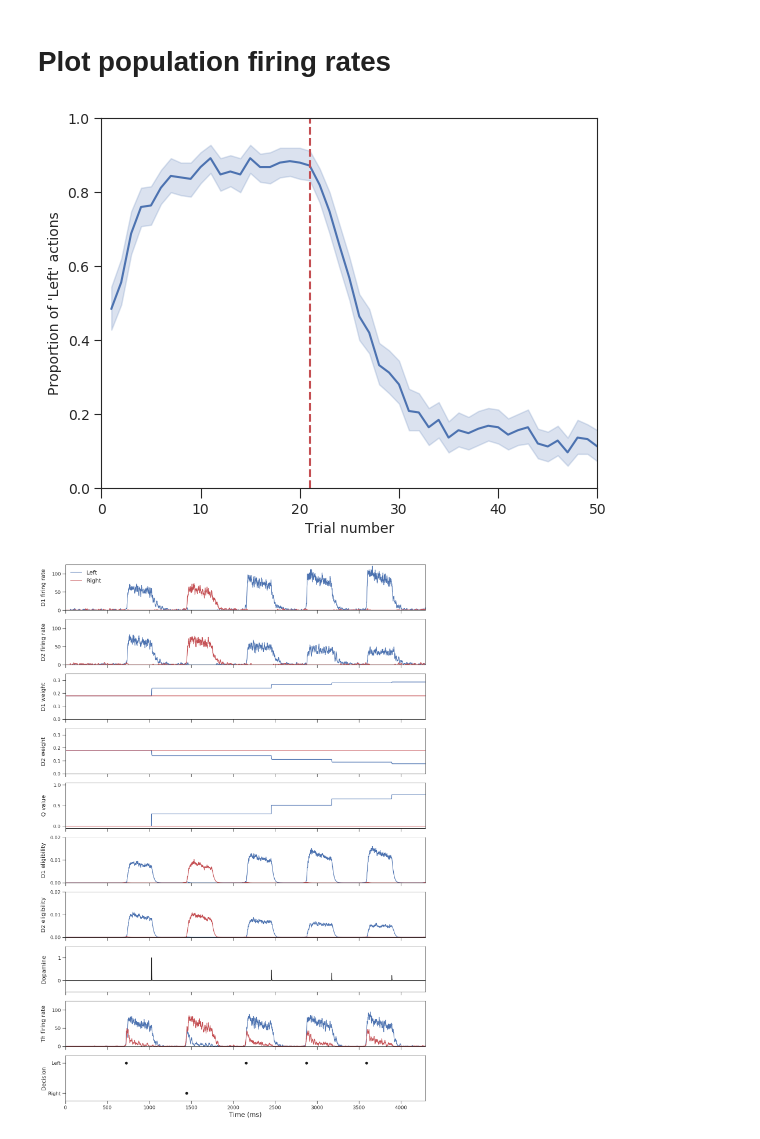
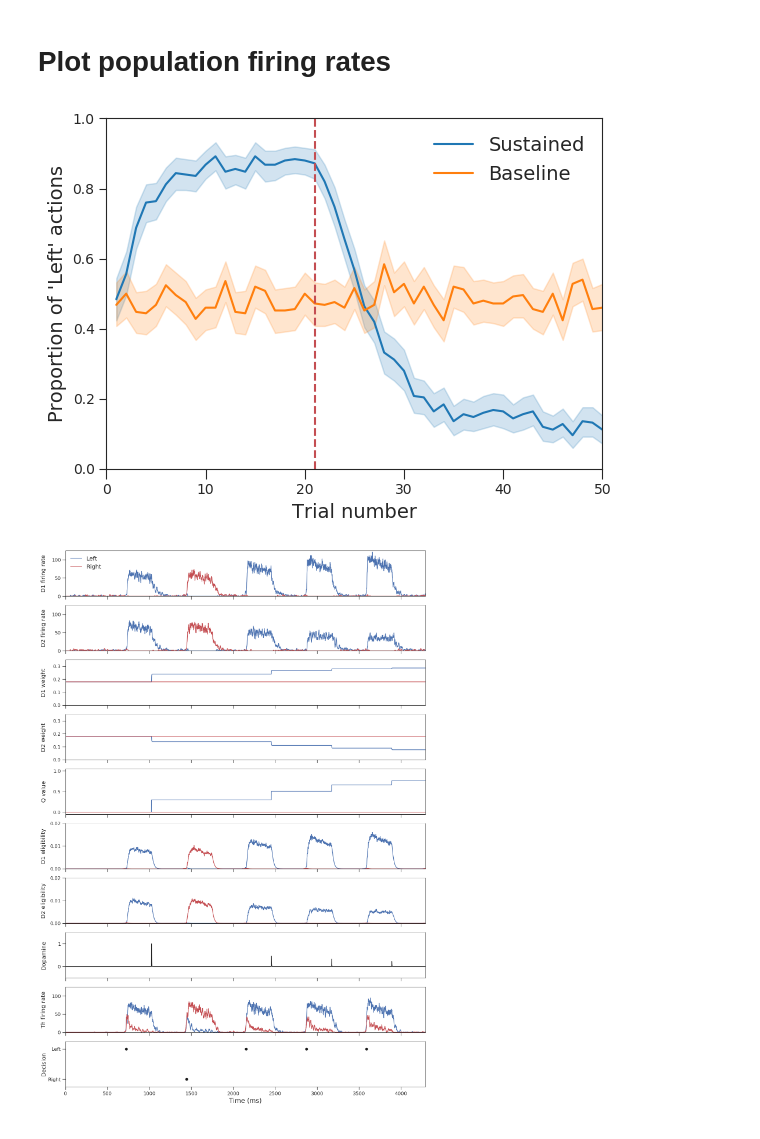
Before and after one commit to CoAxLab/CBGTPhenotypes, a Jupyter notebook: CBGT_Review_Demo.ipynb, the cells around one changed output. Drawn from its saved outputs; the diff is of its cells as text; code cells hidden in the pictures.

```diff
--- a/CBGT_Review_Demo.ipynb
+++ b/CBGT_Review_Demo.ipynb
@@ -268,18 +276,24 @@ def generateFrames(results,decisions):
 # %%
 # read in all population firing rates for all sims
 
-results = ng.readAllTrialResults(1,0,4,['popfreqs'])
+results = ng.readAllTrialResults(1,0,250,['popfreqs'])
 decisions = []
 for sn in range(4):
     decisions.append([])
     for result in results[sn]:
         decisions[sn].append(ng.findOutputs2(result)['decision made'])
+# %%
+decisions = []
+for sn in range(250):
+    decisions.append([])
+    for result in results[sn]:
+        decisions[sn].append(ng.findOutputs2(result)['decision made'])
 # %%
 #### read in detailed info for the first 5 sims
 
-resultsB = ng.readAllTrialResults(1,0,5,['popfreqs','popweights','popQ1s','popQ2s','dopamine', 'popEs'])
+resultsB = ng.readAllTrialResults(1,0,250,['popfreqs','popweights','popQ1s','popQ2s','dopamine', 'popEs'])
 decisionsB = []
-for sn in range(5):
+for sn in range(250):
     decisionsB.append([])
     for result in resultsB[sn]:
         decisionsB[sn].append(ng.findOutputs2(result)['decision made'])
@@ -308,24 +322,48 @@ for sn in range(0,simcount):
 decisiondata["sim"] = pd.to_numeric(decisiondata["sim"])
 decisiondata["trial"] = pd.to_numeric(decisiondata["trial"])
 decisiondata["decision"] = pd.to_numeric(decisiondata["decision"])
+# %%
+# compile decision data for figure
+
+decisiondataB = pd.DataFrame(columns=['sim','trial','decision'])
+simcount = 250
+stagecount = 50
+j = 0
+for sn in range(0,simcount):
+    for i in range(0, stagecount):
+        dec = 0.5
+        if decisionsB[sn][0][i]['pathvals'] != None and len(decisionsB[sn][0][i]['pathvals']) > 0:
+            if decisionsB[sn][0][i]['pathvals'][0] == 0:
+                dec = 1
+            if decisionsB[sn][0][i]['pathvals'][0] == 1:
+                dec = 0
+        decisiondataB.loc[j] = [sn, i+1, dec]
+        j += 1
+
+decisiondataB["sim"] = pd.to_numeric(decisiondataB["sim"])
+decisiondataB["trial"] = pd.to_numeric(decisiondataB["trial"])
+decisiondataB["decision"] = pd.to_numeric(decisiondataB["decision"])
 # %%
 # switch case figure
-
+sns.reset_orig()
 sns.set_style("ticks")
 plt.rcParams['xtick.major.size'] = 7
 plt.rcParams['ytick.major.size'] = 5
 plt.rcParams['xtick.bottom'] = True
 plt.rcParams['ytick.left'] = True
+ax = sns.lineplot(x="trial", y="decision", data=decisiondataB, ci=95)
 ax = sns.lineplot(x="trial", y="decision", data=decisiondata, ci=95)
 ax.set_facecolor('w')
-ax.set_ylabel("Proportion of 'Left' actions")
-ax.set_xlabel("Trial number")
+ax.set_ylabel("Proportion of 'Left' actions", fontsize=14)
+ax.set_xlabel("Trial number", fontsize=14)
 ax.set_ylim(0,1)
 ax.set_xlim(0,50)
 ax.axvline(21, color='r', linestyle='--')
+ax.legend(['Sustained','Baseline'],loc='upper right',fontsize=14,frameon=False)
+plt.gcf().subplots_adjust(bottom=0.15)
 plt.savefig("fig1.png",dpi=1200)
 # %% [output]
-[figure, old version]
+[figure, new version]
 # %%
 # plot a few trials from a single sim for a detailed figure
 
```
Also changed, not shown: parts of 8 cells of this notebook, 5 other files.
